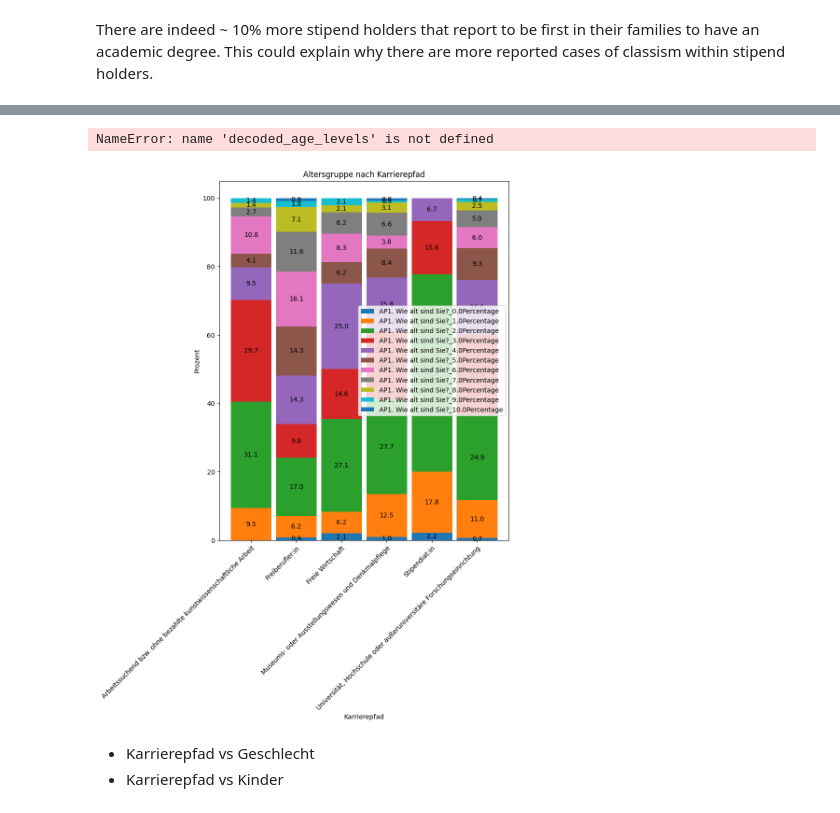
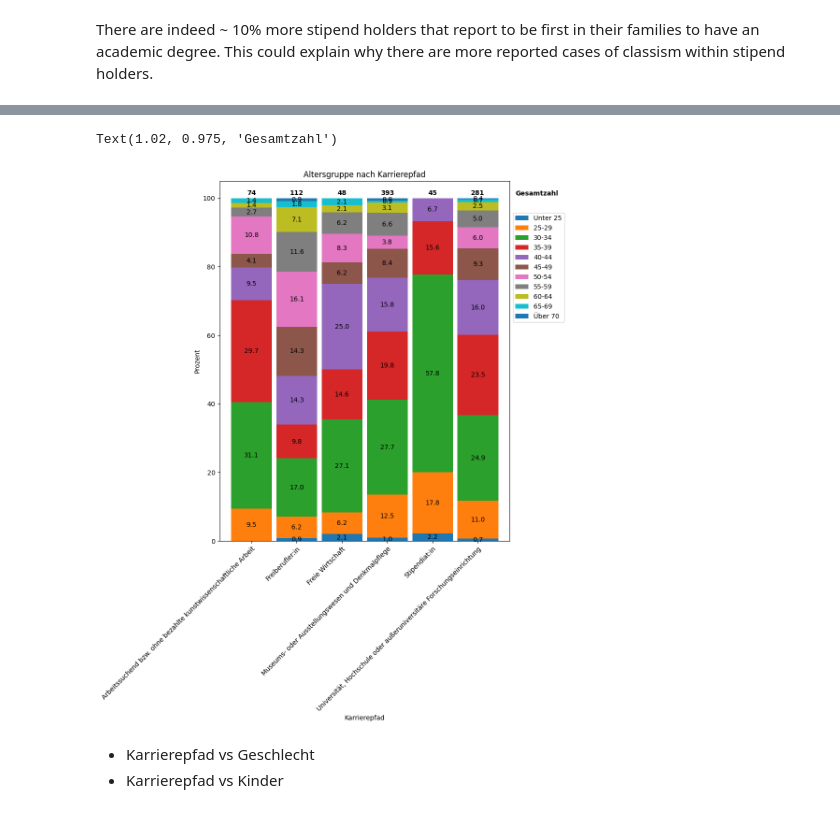
Before and after one commit to michaelgerloff/Survey_working_conditions_art_history, a Jupyter notebook: notebooks/02_Correlation_Analysis.ipynb, the cells around one changed output, grey strips where cells are left out. Saved outputs shown, nothing was run; the diff lists cells and outputs as text; code cells hidden in the pictures.

```diff
--- a/notebooks/02_Correlation_Analysis.ipynb
+++ b/notebooks/02_Correlation_Analysis.ipynb
@@ -645,5 +614,5 @@ df_career_lang_pivot
 # %%
-ax = df_career_lang_pivot[['CareerPath', 'Native_Perc', 'NonNative_Perc']].set_index('CareerPath').plot(kind='bar',
+ax = car_lang_df[car_lang_perc].plot(kind='bar',
                                                                                           stacked=True,
                                                                                           figsize=(8, 6),
                                                                                           #rot=45,
@@ -660,13 +629,13 @@ for c in ax.containers:
     # remove the labels parameter if it's not needed for customized labels
     ax.bar_label(c, fmt=lambda x: f'{x:.1f}' if x > 0 else '', label_type='center')
 
-ax.set_xticklabels(df_career_lang_pivot['CareerPath'], rotation=45, ha='right', rotation_mode='anchor')
+ax.set_xticklabels(career, rotation=45, ha='right', rotation_mode='anchor')
 ax.legend(loc='center left', bbox_to_anchor=(1, 0.8), labels=['Deutsch Erstsprache', 'Deutsch keine Erstsprache'])
 
 #add total values of entries above bar
 y_offset = 4
-for i, total in enumerate(df_career_lang_pivot['totals']):
-    ax.text(df_career_lang_pivot['totals'].index[i], y= 101, s = total, ha='center',
+for i, total in enumerate(car_lang_df['totals']):
+    ax.text(car_lang_df['totals'].reset_index().index[i], y= 101, s = total, ha='center',
     weight='bold')
 
 ax.text(1.02, 0.985, 'Gesamtzahl', transform=ax.transAxes, fontsize=10, verticalalignment='top', weight='bold')
@@ -681,3 +652,2 @@ Yes stipend holders have the highest percentage of non-native german speaking in
 # %%
-df_career_class = df_whole[ls_cols_career + ['CO1. Sind Sie sogenannte:r Erstakademiker:in in Ihrer Familie?']]
-df_career_class
+car_fam_df, car_fam_perc = cross_analysis_non_one_hot('CO1. Sind Sie sogenannte:r Erstakademiker:in in Ihrer Familie?', ls_cols_career, transpose=True)
@@ -731,5 +664,5 @@ df_career_class_pivot
 # %%
-ax = df_career_class_pivot[['CareerPath', 'NonFirst_Perc', 'First_Perc']].set_index('CareerPath').plot(kind='bar',
+ax = car_fam_df[car_fam_perc].plot(kind='bar',
                                                                                           stacked=True,
                                                                                           figsize=(8, 6),
                                                                                           #rot=45,
@@ -746,13 +679,13 @@ for c in ax.containers:
     # remove the labels parameter if it's not needed for customized labels
     ax.bar_label(c, fmt=lambda x: f'{x:.1f}' if x > 0 else '', label_type='center')
 
-ax.set_xticklabels(df_career_class_pivot['CareerPath'], rotation=45, ha='right', rotation_mode='anchor')
+ax.set_xticklabels(career, rotation=45, ha='right', rotation_mode='anchor')
 ax.legend(loc='center left', bbox_to_anchor=(1, 0.8), labels=['Nicht Erstakademiker:in', 'Erstakademiker:in'])
 
 #add total values of entries above bar
 y_offset = 4
-for i, total in enumerate(df_career_class_pivot['totals']):
-    ax.text(df_career_class_pivot['totals'].index[i], y= 101, s = total, ha='center',
+for i, total in enumerate(car_fam_df['totals']):
+    ax.text(car_fam_df['totals'].reset_index().index[i], y= 101, s = total, ha='center',
     weight='bold')
 
 ax.text(1.02, 0.985, 'Gesamtzahl', transform=ax.transAxes, fontsize=10, verticalalignment='top', weight='bold')
@@ -839,0 +702,2 @@ aggregated_df = aggregated_df.rename(columns={'index':'Career'})
+# %%
+car_age_df, car_age_perc = cross_analysis_one_hot(ls_cols_career, ls_cols_age_level)
@@ -840,34 +715,34 @@ aggregated_df = aggregated_df.rename(columns={'index':'Career'})
 # %%
-ax = aggregated_df[ls_perc_columns].plot(kind='bar',
+ax = car_age_df[car_age_perc].plot(kind='bar',
                         stacked=True,
                         figsize=(8, 10),
                         #rot=45,
                         ylabel='Prozent',
                         xlabel='Karrierepfad',
                         width=0.9,
                         title='Altersgruppe nach Karrierepfad'
                         )
 
 # add percentage labels into the bars
 for c in ax.containers:
     # Optional: if the segment is small or 0, customize the labels
     labels = [v.get_height() if v.get_height() > 0 else '' for v in c]
     # remove the labels parameter if it's not needed for customized labels
     ax.bar_label(c, fmt=lambda x: f'{x:.1f}' if x > 0 else '', label_type='center')
 
-ax.set_xticklabels(aggregated_df['Career'], rotation=45, ha='right', rotation_mode='anchor')
-ax.legend(loc='center left', bbox_to_anchor=(1, 0.76), labels=decoded_age_levels)
+ax.set_xticklabels(career, rotation=45, ha='right', rotation_mode='anchor')
+ax.legend(loc='center left', bbox_to_anchor=(1, 0.76), labels=decoded_age_level)
 
 #add total values of entries above bar
 y_offset = 4
-for i, total in enumerate(aggregated_df['totals']):
-    ax.text(aggregated_df['totals'].index[i], y= 101, s = total, ha='center',
+for i, total in enumerate(car_age_df['totals']):
+    ax.text(car_age_df['totals'].reset_index().index[i], y= 101, s = total, ha='center',
     weight='bold')
 
 ax.text(1.02, 0.975, 'Gesamtzahl', transform=ax.transAxes, fontsize=10, verticalalignment='top', weight='bold')
 # %% [output]
-NameError: name 'decoded_age_levels' is not defined
+Text(1.02, 0.975, 'Gesamtzahl')
-[figure, old version]
+[figure, new version]
 # %%
 fig = ax.get_figure()
 fig.savefig('../reports/figures/AP_04_Pfad_vs_Alter.png', bbox_inches='tight', dpi=300)
```
Also changed, not shown: parts of 32 cells of this notebook, 2 other files.
